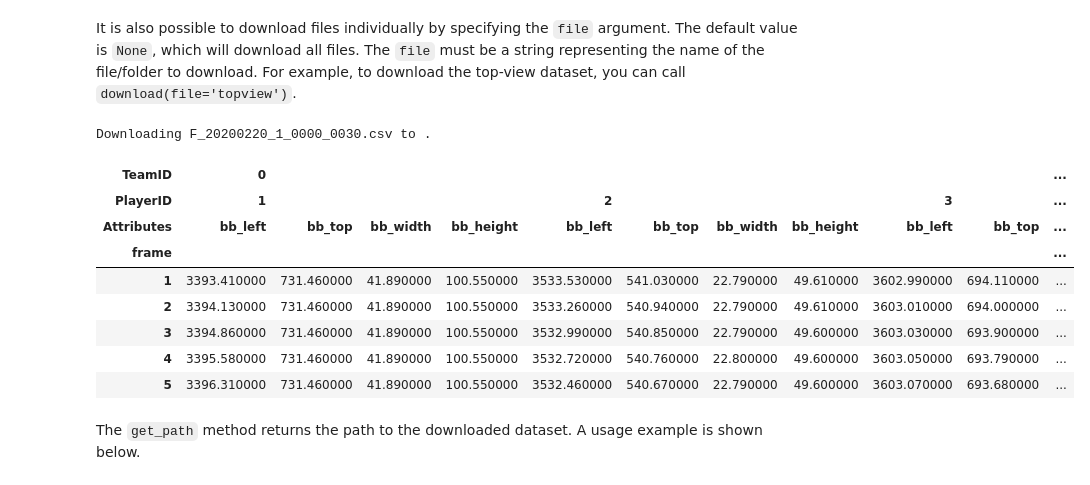
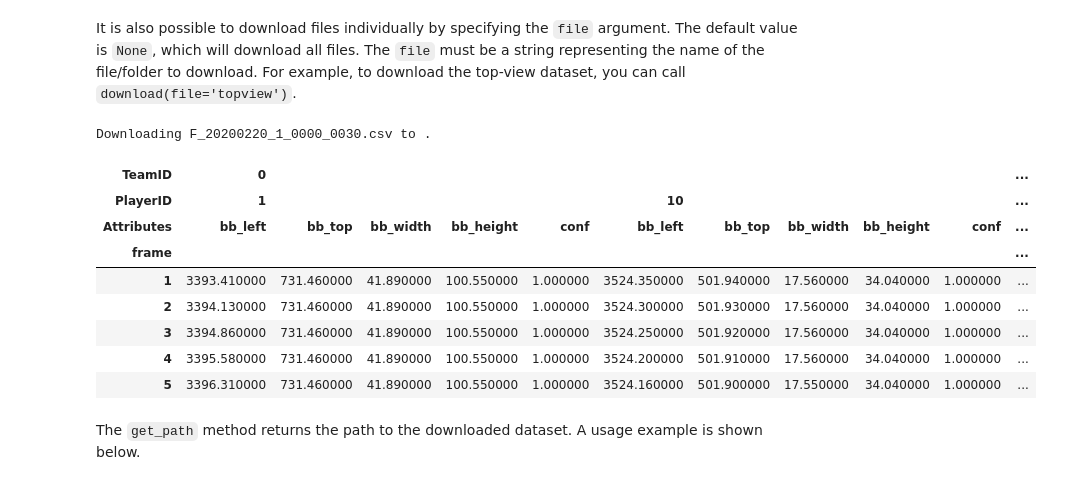
Before and after one commit to AtomScott/SportsLabKit, a Jupyter notebook: notebooks/02_user_guide/dataset_preparation.ipynb, the cells around one changed output. Saved outputs shown, nothing was run; the diff lists cells and outputs as text; code cells hidden in the pictures.

```diff
--- a/notebooks/02_user_guide/dataset_preparation.ipynb
+++ b/notebooks/02_user_guide/dataset_preparation.ipynb
@@ -66,23 +40,23 @@ PosixPath('/Users/atom/Github/SoccerTrack/soccertrack/datasets/soccertrack')
 It is also possible to download files individually by specifying the `file` argument. The default value is `None`, which will download all files. The `file` must be a string representing the name of the file/folder to download. For example, to download the top-view dataset, you can call `download(file='topview')`.
 # %%
 from soccertrack import load_df
-from soccertrack.logging import show_df # This just makes the df viewable in the notebook.
+from soccertrack.logger import show_df # This just makes the df viewable in the notebook.
 
-save_path = dl.download(file_name='wide-view/F_20200220_1_0000_0030.csv', path='.', force=True)
+save_path = dl.download(file_name='wide_view/annotations/F_20200220_1_0000_0030.csv', path='.', force=True)
 df = load_df(save_path)
 
 show_df(df.head())
 # %% [output]
 Downloading F_20200220_1_0000_0030.csv to .
 | TeamID | 0 |  |  |  |  |  |  |  |  |  | ... |
-| PlayerID | 1 |  |  |  | 2 |  |  |  | 3 |  | ... |
-| Attributes | bb_left | bb_top | bb_width | bb_height | bb_left | bb_top | bb_width | bb_height | bb_left | bb_top | ... |
+| PlayerID | 1 |  |  |  |  | 10 |  |  |  |  | ... |
+| Attributes | bb_left | bb_top | bb_width | bb_height | conf | bb_left | bb_top | bb_width | bb_height | conf | ... |
 | frame |  |  |  |  |  |  |  |  |  |  | ... |
-| 1 | 3393.410000 | 731.460000 | 41.890000 | 100.550000 | 3533.530000 | 541.030000 | 22.790000 | 49.610000 | 3602.990000 | 694.110000 | ... |
-| 2 | 3394.130000 | 731.460000 | 41.890000 | 100.550000 | 3533.260000 | 540.940000 | 22.790000 | 49.610000 | 3603.010000 | 694.000000 | ... |
-| 3 | 3394.860000 | 731.460000 | 41.890000 | 100.550000 | 3532.990000 | 540.850000 | 22.790000 | 49.600000 | 3603.030000 | 693.900000 | ... |
-| 4 | 3395.580000 | 731.460000 | 41.890000 | 100.550000 | 3532.720000 | 540.760000 | 22.800000 | 49.600000 | 3603.050000 | 693.790000 | ... |
-| 5 | 3396.310000 | 731.460000 | 41.890000 | 100.550000 | 3532.460000 | 540.670000 | 22.790000 | 49.600000 | 3603.070000 | 693.680000 | ... |
+| 1 | 3393.410000 | 731.460000 | 41.890000 | 100.550000 | 1.000000 | 3524.350000 | 501.940000 | 17.560000 | 34.040000 | 1.000000 | ... |
+| 2 | 3394.130000 | 731.460000 | 41.890000 | 100.550000 | 1.000000 | 3524.300000 | 501.930000 | 17.560000 | 34.040000 | 1.000000 | ... |
+| 3 | 3394.860000 | 731.460000 | 41.890000 | 100.550000 | 1.000000 | 3524.250000 | 501.920000 | 17.560000 | 34.040000 | 1.000000 | ... |
+| 4 | 3395.580000 | 731.460000 | 41.890000 | 100.550000 | 1.000000 | 3524.200000 | 501.910000 | 17.560000 | 34.040000 | 1.000000 | ... |
+| 5 | 3396.310000 | 731.460000 | 41.890000 | 100.550000 | 1.000000 | 3524.160000 | 501.900000 | 17.550000 | 34.040000 | 1.000000 | ... |
 # %% [markdown]
 The `get_path` method returns the path to the downloaded dataset. A usage example is shown below.
 # %%
```
Also changed, not shown: parts of 9 cells of this notebook, 1 other file.
